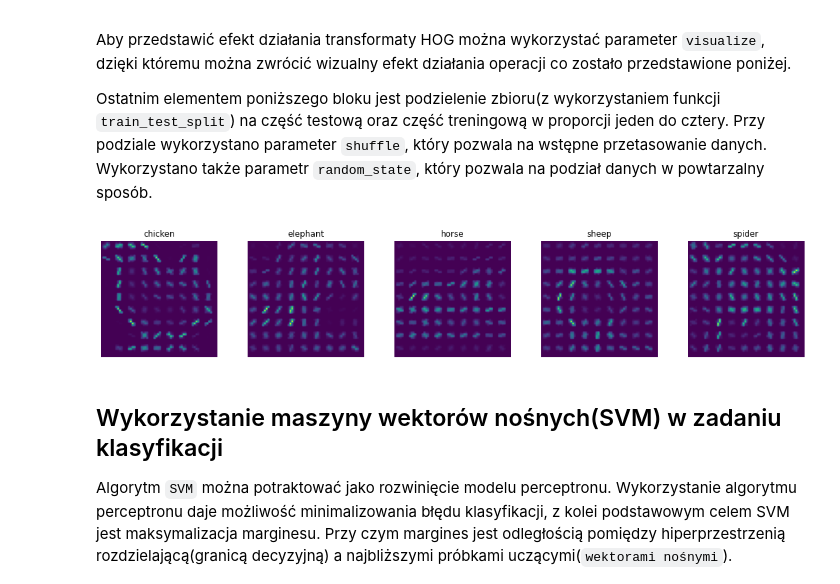
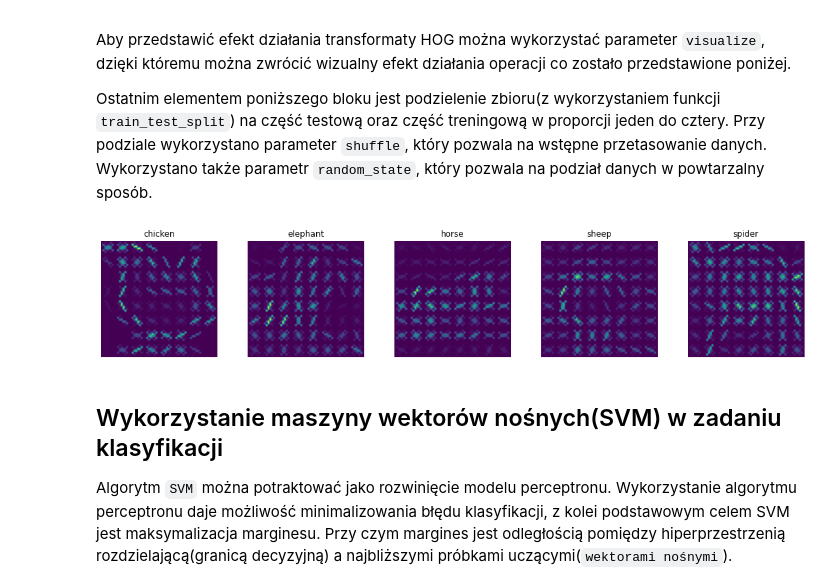
Before and after one commit to Wiktor-99/AUM, a Jupyter notebook: algorithms_projects.ipynb, the cells around one changed output. Drawn from its saved outputs; the diff is of its cells as text; code cells hidden in the pictures.

```diff
--- a/algorithms_projects.ipynb
+++ b/algorithms_projects.ipynb
@@ -36,9 +36,10 @@ from skimage.transform import resize, rotate
 from sklearn.model_selection import train_test_split
 from skimage import exposure
 from scipy import ndimage
+from skimage import util
 import matplotlib.pyplot as plt
 import numpy as np
-
+from joblib import dump
 
 def load_images(class_name, values, labels):
     path_to_image = 'raw-img/'
@@ -50,14 +51,21 @@ def load_images(class_name, values, labels):
         img = resize(image, image_size)
         values.append(img)
         labels.append(class_name)
-        values.append(img[:, ::-1])
+        values.append(exposure.adjust_sigmoid(img))
         labels.append(class_name)
-        values.append(exposure.adjust_sigmoid(img))
+        values.append(exposure.adjust_gamma(img))
+        labels.append(class_name)
+        values.append(ndimage.uniform_filter(img,(2,2,1)))
         labels.append(class_name)
         values.append(rotate(img, -30))
         labels.append(class_name)
-        values.append(rotate(img, 120))
+        values.append(rotate(img, 30))
         labels.append(class_name)
+        values.append(rotate(img, -60))
+        labels.append(class_name)
+        values.append(util.random_noise(img))
+        labels.append(class_name)
+
 
 def create_data_set():
     class_names = ['spider', 'horse', 'elephant', 'chicken', 'sheep']
@@ -157,46 +165,48 @@ from skimage.feature import hog
 from skimage.exposure import histogram
 from skimage.color import rgb2gray, rgb2hsv
 
-def get_histogram(image, channel):
-    hist, _ = histogram(rgb2hsv(image)[:, :, channel])
+
+
+def get_histogram(image, bins, channel):
+    hist, _ = histogram(rgb2hsv(image)[:, :, channel], nbins=bins)
     return hist
 
-def get_all_colors_histograms(image):
-    return np.reshape((get_histogram(image, 0), get_histogram(image, 1), get_histogram(image, 2)), (256*3))
+def get_all_colors_histograms(image, bins = 110):
+    return np.reshape((get_histogram(image, bins, 0), get_histogram(image, bins, 1), get_histogram(image, bins, 2)), (bins*3))
 
 
-def extract_hog_features(values, orientation = 10, pixels_per_cell=(7,7), cells_per_block=(5,5)):
+def extract_hog_features(values, orientation = 5, pixels_per_cell=(8,8), cells_per_block=(8,8)):
     scalify = StandardScaler()
     return scalify.fit_transform(
         np.array(
             [ np.concatenate(
                     (hog(rgb2gray(img), orientations=orientation, pixels_per_cell=pixels_per_cell, cells_per_block=cells_per_block), get_all_colors_histograms(img))) for img in values ]))
 
-def plot_hog_features_extraction(x, y, unique_labels, orientation = 10, pixels_per_cell=(7,7), cells_per_block=(5,5)):
+def plot_hog_features_extraction(x, y, unique_labels, orientation = 4, pixels_per_cell=(8,8), cells_per_block=(8,8)):
     fig, axes = plt.subplots(1, len(unique_labels))
     fig.set_size_inches(15,4)
     fig.tight_layout()
 
     for ax, label in zip(axes, unique_labels):
         fd, img = hog(
             image=x[np.where(y == label)[0][0]],
             orientations=orientation,
             pixels_per_cell=pixels_per_cell,
             cells_per_block=cells_per_block,
             visualize=True,
             channel_axis=-1)
         ax.imshow(img)
         ax.axis('off')
         ax.set_title(label)
 
 hog_train = extract_hog_features(x)
 plot_hog_features_extraction(x, y, unique_labels)
 
-x_train, x_test, y_train, y_test = train_test_split(hog_train, y, test_size=0.4, shuffle=True, random_state=15)
+x_train, x_test, y_train, y_test = train_test_split(hog_train, y, test_size=0.2, shuffle=True, random_state=15)
 
 del x
 # %% [output]
-[figure, old version]
+[figure, new version]
 # %% [markdown]
 ## Wykorzystanie maszyny wektorów nośnych(SVM) w zadaniu klasyfikacji
 
```
Also changed, not shown: parts of 13 cells of this notebook.
